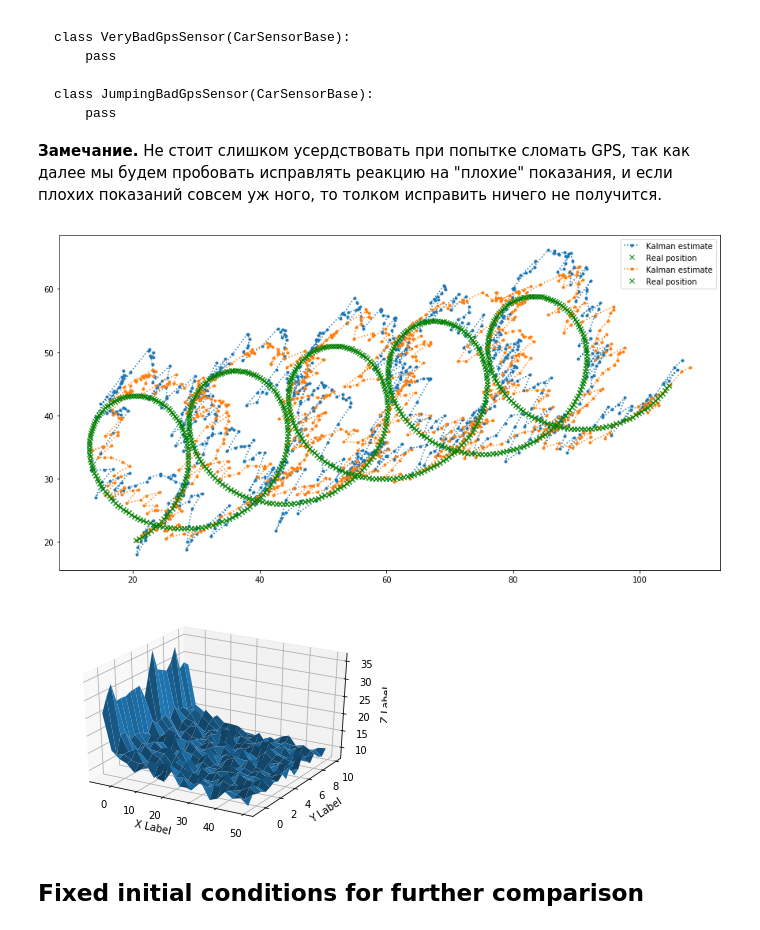
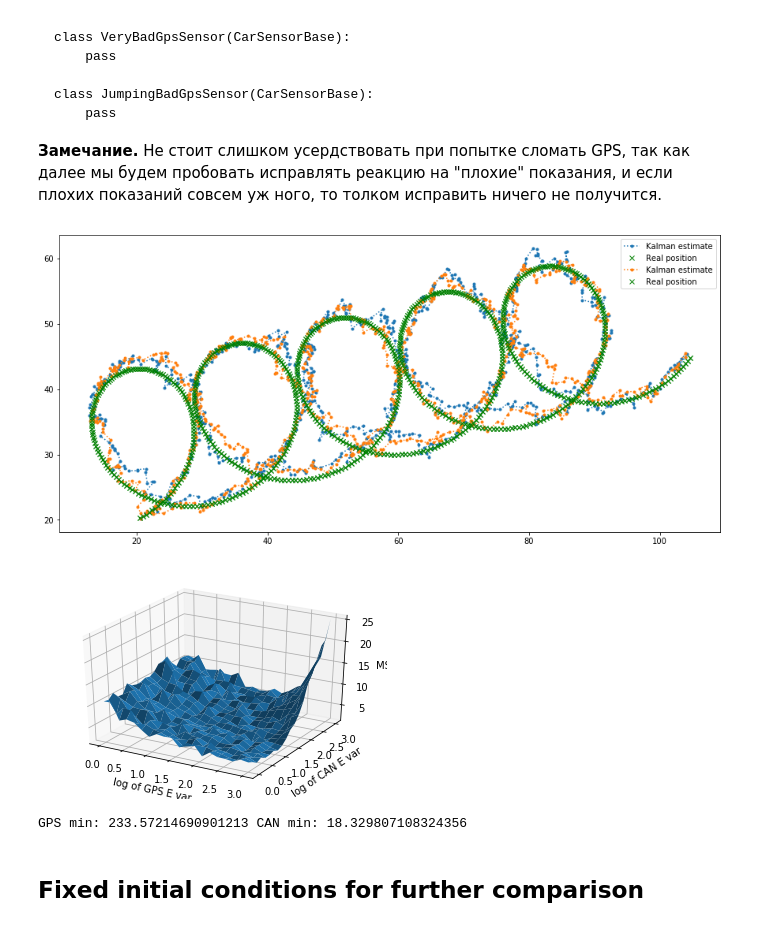
Before and after one commit to leonshting/sdc_course, a Jupyter notebook: seminar01-localization/seminar1_localization.ipynb, the cells around one changed output. Drawn from its saved outputs; the diff is of its cells as text; code cells hidden in the pictures.

```diff
--- a/seminar01-localization/seminar1_localization.ipynb
+++ b/seminar01-localization/seminar1_localization.ipynb
@@ -2015,7 +2014,7 @@ for random_state in np.random.randint(0, high=100000, size=100):
 
     # Конфигурация автомобиля: начальное условие, модель движения, датчики
     car = Car(initial_position=initial_pos, initial_velocity=initial_v)
-    car.add_sensor(GpsSensor(noise_variances=[3, 3], expected_noise_variances=[5, 5], random_state=random_state))
+    car.add_sensor(GpsSensor(noise_variances=[5, 5], expected_noise_variances=[5, 5], random_state=random_state))
 
     noise_covariance_density = 4 * np.eye(4)
     car.set_movement_model(
@@ -2058,8 +2057,8 @@ gps_var, can_var = 5, 1
 num_per_dir = 20
 
 for gps_e_var, can_e_var in tqdm.tqdm(itertools.product(
-    np.linspace(-gps_var * 0.9, gps_var * 9.9, num=num_per_dir),
-    np.linspace(-can_var * 0.9, can_var * 9.9, num=num_per_dir))):
+    np.logspace(0, 3, num=num_per_dir),
+    np.logspace(0, 3, num=num_per_dir))):
 
     for random_state_gps, random_state_can in zip(
         np.random.randint(0, high=100000, size=10), np.random.randint(0, high=100000, size=10)):
@@ -2069,24 +2068,26 @@ for gps_e_var, can_e_var in tqdm.tqdm(itertools.product(
 
         car.add_sensor(
             GpsSensor(noise_variances=[gps_var, gps_var],
-                      expected_noise_variances=[gps_var + gps_e_var, gps_var + gps_e_var],
+                      expected_noise_variances=[gps_e_var, gps_e_var],
                       random_state=random_state_gps)
         )
 
         car.add_sensor(
             CanSensor(
                 noise_variances=[can_var, can_var],
-                expected_noise_variances=[can_var + can_e_var, can_var + can_e_var],
+                expected_noise_variances=[can_e_var,can_e_var],
                 random_state=random_state_can)
         )
 
-        noise_covariance_density = 4 * np.eye(4)
+        noise_covariance_density = 1 * np.eye(4)
         car.set_movement_model(
-            ExactCycloidMovementModel(x_vel=2, y_vel=0.5, omega=0.8, noise_covariance_density=noise_covariance_density)
+            ExactCycloidMovementModel(
+                x_vel=2, y_vel=0.5, omega=0.8, noise_covariance_density=noise_covariance_density
+            )
         )
 
         # Конфигурация фильтра Калмана
-        initial_covariance = 1 * np.eye(car._state_size)
+        initial_covariance = 1 * np.eye(4)
         kalman = KalmanFilter(initial_mu, initial_covariance)
 
         mses_per_vars[(gps_e_var, can_e_var)].append(calculate_mse(kalman, car, duration, dt))
@@ -2143,7 +2152,7 @@ Samples bool <if sensor should deviate its observations>, preserves deviations f
 """
 
 class VeryBadGpsSensor(GpsSensor):
-    def __init__(self, skewed_sample_prob=0.1, pos_skew_mean=5, pos_skew_scale=1, *args, **kwargs):
+    def __init__(self, skewed_sample_prob=0.1, pos_skew_mean=3, pos_skew_scale=1, *args, **kwargs):
         super(VeryBadGpsSensor, self).__init__(*args, **kwargs)
 
         self._skewed_sample_prob = skewed_sample_prob
@@ -2153,7 +2162,7 @@ class VeryBadGpsSensor(GpsSensor):
         self._sign = 1
         self._num_iter = 0
 
-        self._iter_limit = 1 / (2 * skewed_sample_prob)
+        self._iter_limit = np.random.randint(1, int(1 / (2 * skewed_sample_prob)))
 
     def _observe_clear(self):
         sample_from_original = np.random.rand() > self._skewed_sample_prob
@@ -2161,7 +2170,7 @@ class VeryBadGpsSensor(GpsSensor):
             return super(VeryBadGpsSensor, self)._observe_clear()
         else:
             if not self._set:
-                self._iter_limit = np.random.randint(10)
+                self._iter_limit = np.random.randint(1, int(1 / (2 * self._skewed_sample_prob)))
                 self._set = True
 
             self._sign = 1 if np.random.rand() > 0.3 else -1
@@ -2174,35 +2183,37 @@ class VeryBadGpsSensor(GpsSensor):
 # %%
 gps_random_state = 42
 initial_pos = [20, 20]
 initial_v = [10, 5]
 
 # Параметры моделирования
 duration = Timestamp.seconds(40)
 dt = Timestamp.seconds(0.05)
 
 plt.figure(figsize=(15, 15))
 plt.subplot(111, aspect='equal')
 for i in range(2):
     # Конфигурация автомобиля: начальное условие, модель движения, датчики
     car = Car(initial_position=initial_pos, initial_velocity=initial_v)
-    car.add_sensor(VeryBadGpsSensor(noise_variances=[3, 3], expected_noise_variances=[5, 5], random_state=gps_random_state))
+    car.add_sensor(
+        VeryBadGpsSensor(noise_variances=[3, 3], expected_noise_variances=[5, 5], random_state=gps_random_state)
+    )
 
     noise_covariance_density = 4 * np.eye(4)
     car.set_movement_model(ExactCycloidMovementModel(x_vel=2, y_vel=0.5, omega=0.8,
         noise_covariance_density=noise_covariance_density))
 
     # Конфигурация фильтра Калмана
     initial_mu = np.hstack([initial_pos, initial_v])
     initial_covariance =  1 * np.eye(car._state_size)
     kalman = KalmanFilter(initial_mu, initial_covariance)
     # Параметры моделирования
 
     real_track, measured_track, kalman_track = calculate_tracks(car, kalman, duration, dt)
     plt.plot(kalman_track[:, 0], kalman_track[:, 1], '.:', label="Kalman estimate")
     plt.plot(real_track[:, 0], real_track[:, 1], 'gx', label="Real position")
     plt.legend()
 # %% [output]
-[figure, old version]
+[figure, new version]
 # %%
 mses_per_vars = defaultdict(list)
 
@@ -2266,15 +2279,23 @@ XY = points.reshape((20, 20, -1))
 X, Y= XY[:, :, 0], XY[:, :, 1]
 Z = values.reshape(X.shape)
 
-ax.plot_surface(X, Y, Z)
+ax.plot_surface(np.log10(X), np.log10(Y), Z)
 
-ax.set_xlabel('X Label')
-ax.set_ylabel('Y Label')
-ax.set_zlabel('Z Label')
+
+ax.set_xlabel('log of GPS E var')
+ax.set_ylabel('log of CAN E var')
+ax.set_zlabel('MSE')
 
 plt.show()
 # %% [output]
-[figure, old version]
+[figure, new version]
+# %%
+print(
+    'GPS min: {}'.format(X[np.unravel_index(np.argmin(Z), Z.shape)]),
+    'CAN min: {}'.format(Y[np.unravel_index(np.argmin(Z), Z.shape)])
+)
+# %% [output]
+GPS min: 233.57214690901213 CAN min: 18.329807108324356
 # %% [markdown]
 ## Fixed initial conditions for further comparison
 # %%
```
Also changed, not shown: parts of 10 cells of this notebook.
